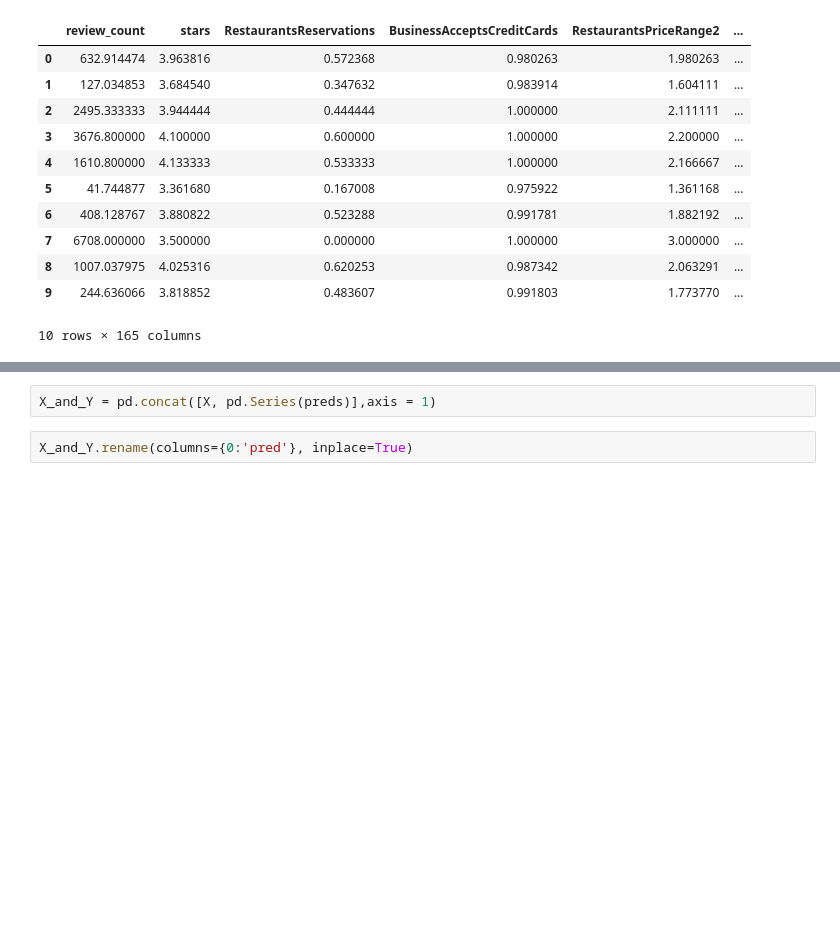
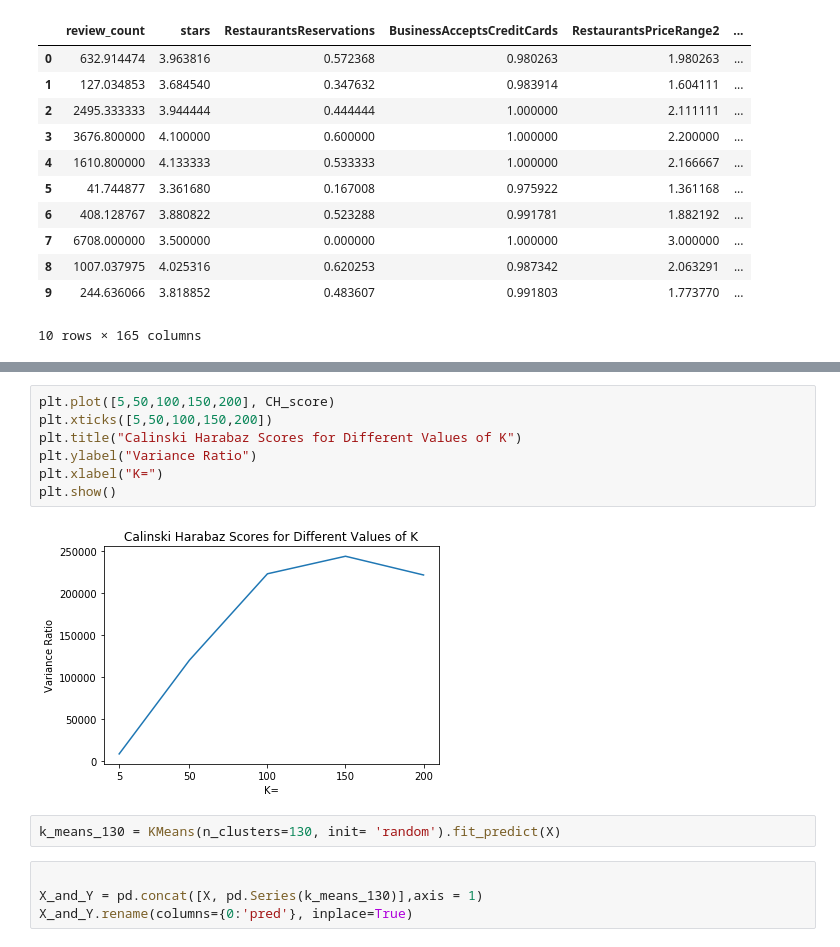
Before and after one commit to rvent/Event-Planner-Project, a Jupyter notebook: rima_wip.ipynb, the cells around one changed output, grey strips where cells are left out. Drawn from its saved outputs; the diff is of its cells as text; blank space fills up the shorter version.

```diff
--- a/rima_wip.ipynb
+++ b/rima_wip.ipynb
@@ -482,4 +558,15 @@ pd.DataFrame(k_means.cluster_centers_, columns = X.columns)
+# %%
+plt.plot([5,50,100,150,200], CH_score)
+plt.xticks([5,50,100,150,200])
+plt.title("Calinski Harabaz Scores for Different Values of K")
+plt.ylabel("Variance Ratio")
+plt.xlabel("K=")
+plt.show()
+# %% [output]
+[figure, added]
+# %%
+k_means_130 = KMeans(n_clusters=130, init= 'random').fit_predict(X)
 # %%
-X_and_Y = pd.concat([X, pd.Series(preds)],axis = 1)
+
+X_and_Y = pd.concat([X, pd.Series(k_means_130)],axis = 1)
+X_and_Y.rename(columns={0:'pred'}, inplace=True)
-# %%
-X_and_Y.rename(columns={0:'pred'}, inplace=True)
```
Also changed, not shown: parts of 34 cells of this notebook.
